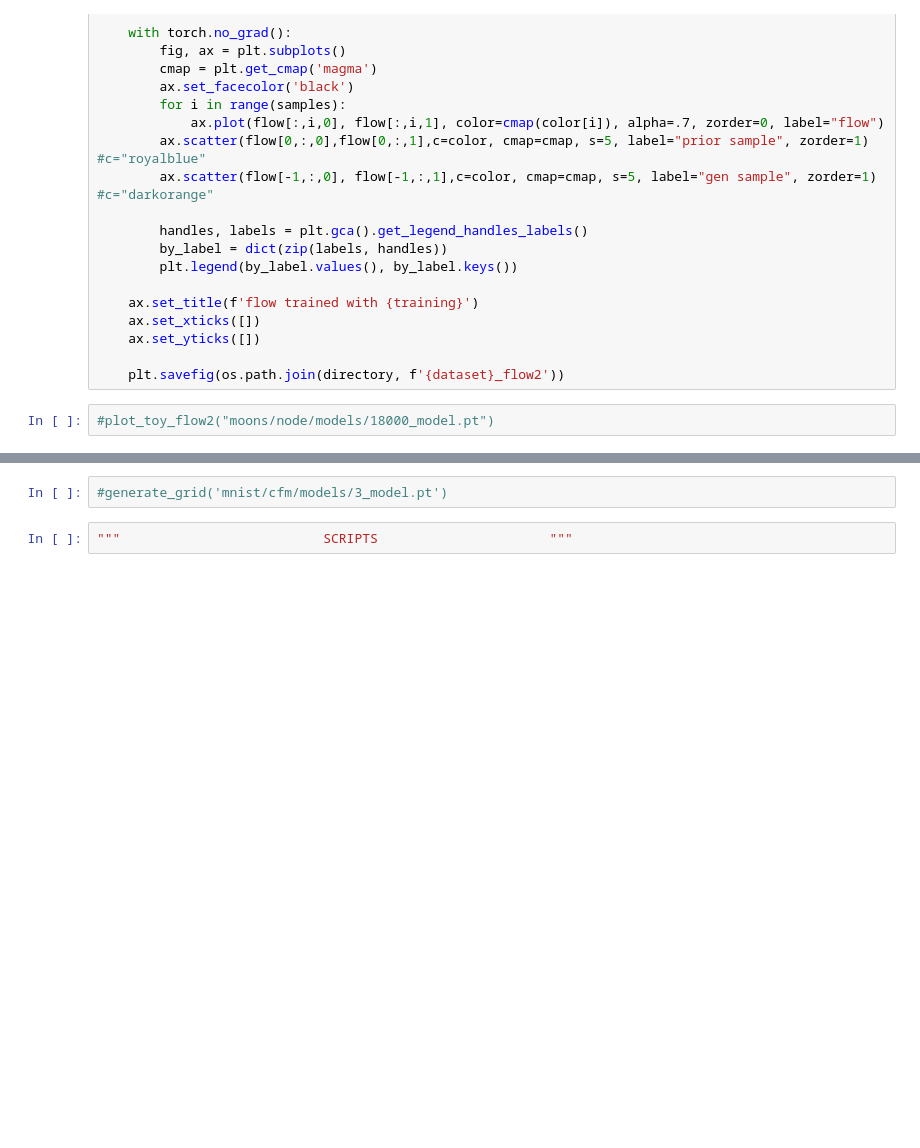
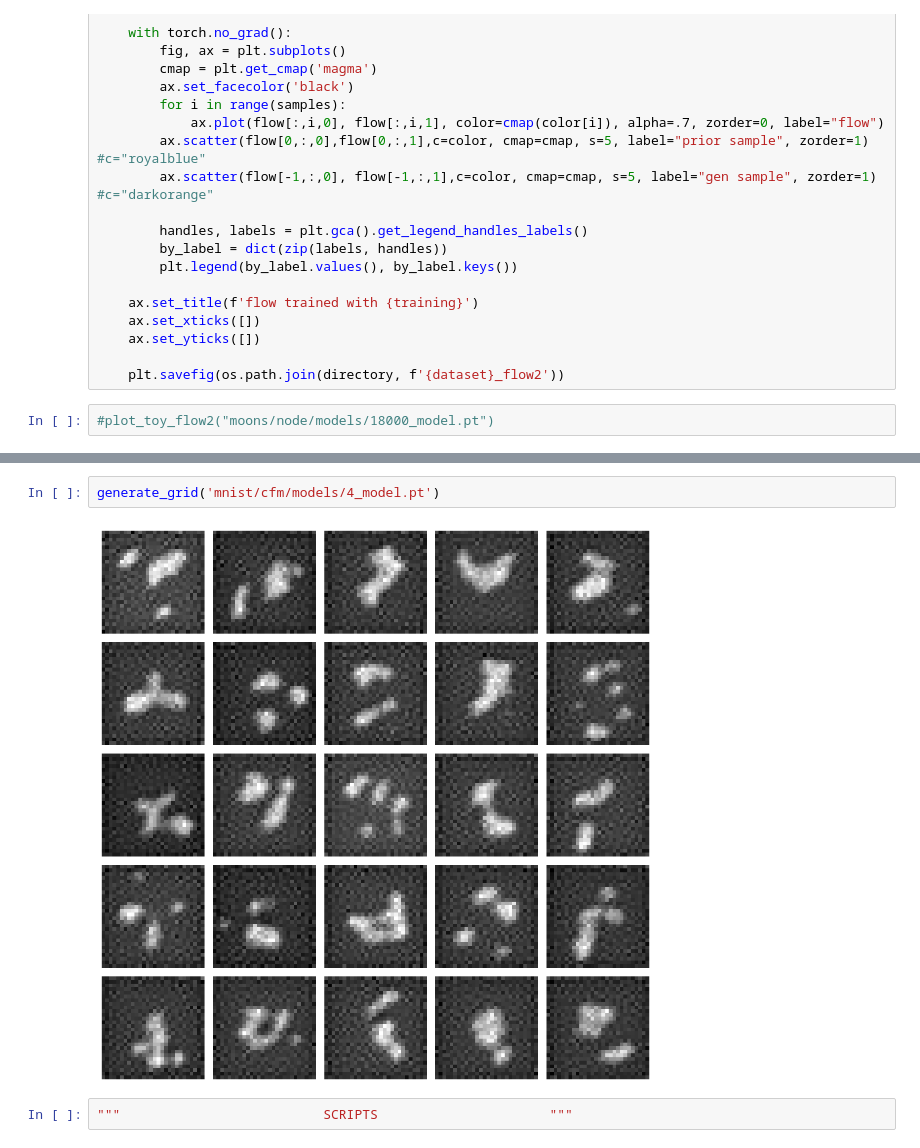
Before and after one commit to rfleckp/ContNormFlows, a Jupyter notebook: ContNF.ipynb, the cells around one changed output, grey strips where cells are left out. Drawn from its saved outputs; the diff is of its cells as text; blank space fills up the shorter version.

```diff
--- a/ContNF.ipynb
+++ b/ContNF.ipynb
@@ -1935,5 +1936,7 @@ def plot_mnist_flow(model_path: str, seed: int=4):
 # %%
-#generate_grid('mnist/cfm/models/3_model.pt')
+generate_grid('mnist/cfm/models/4_model.pt')
+# %% [output]
+[figure, added]
 # %%
 """                          SCRIPTS                      """
 # %% [output]
```
Also changed, not shown: parts of 17 cells of this notebook, 50 other files.
